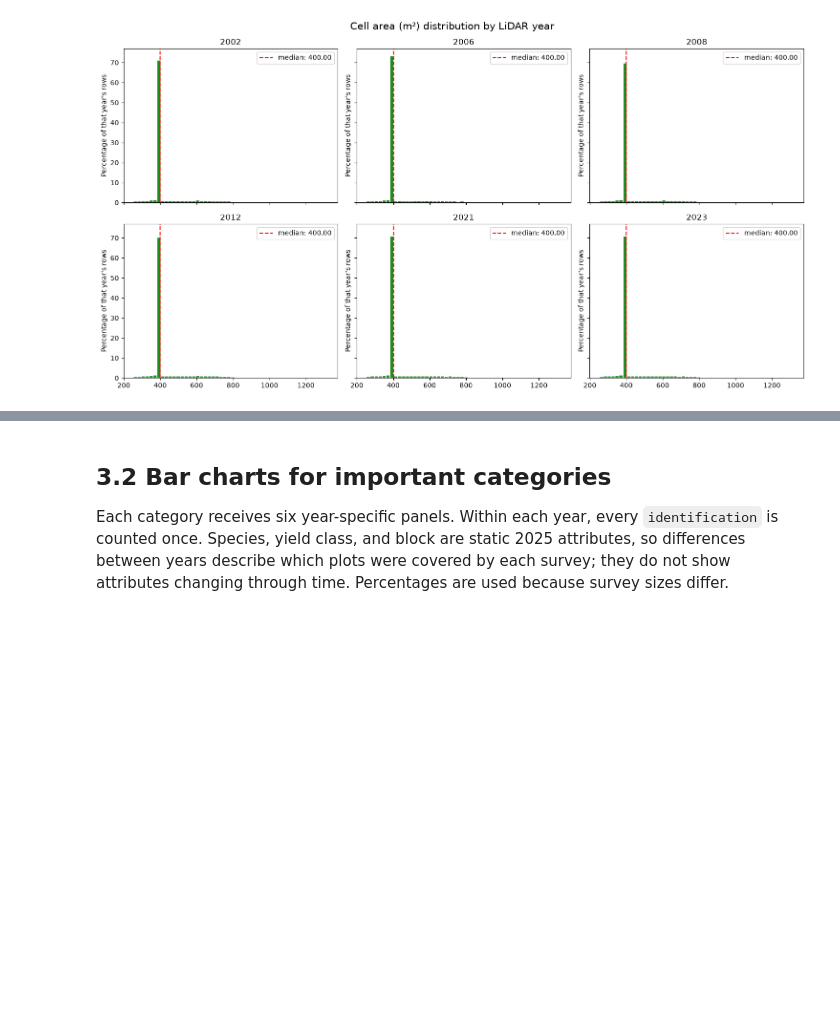
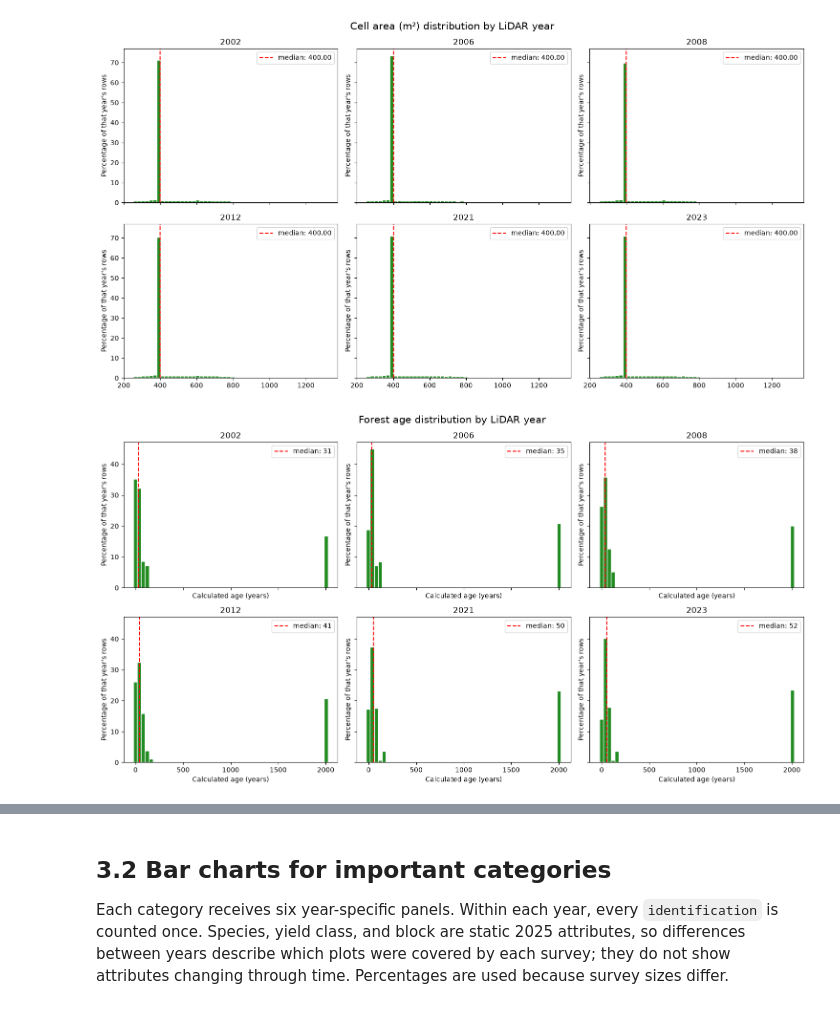
Before and after one commit to shreeyagorasia/forest_diss, a Jupyter notebook: data_exploration_gpkg/notebooks/lidar_years_data_understanding.ipynb, the cells around one changed output, grey strips where cells are left out. Cells and saved outputs as stored; diff of their text form; code cells hidden in the pictures; blank space fills up the shorter version.

```diff
--- a/data_exploration_gpkg/notebooks/lidar_years_data_understanding.ipynb
+++ b/data_exploration_gpkg/notebooks/lidar_years_data_understanding.ipynb
@@ -1491,3 +1491,33 @@ for variable, label in histogram_variables.items():
 [figure]
 [figure]
 [figure]
+# %%
+# Plot the full calculated Age distribution without removing any values.
+# Age equals LiDAR year minus planting year. Planting year zero therefore
+# creates very large ages equal to the survey year.
+fig, axes = plt.subplots(2, 3, figsize=(15, 8), sharex=True, sharey=True)
+all_ages = attribute_table["Age"].dropna()
+age_bins = np.linspace(all_ages.min(), all_ages.max(), 51)
+
+for (year, year_data), axis in zip(data_by_year.items(), axes.flat):
+    ages = year_data["Age"].dropna()
+
+    # Convert counts to percentages because survey years contain different
+    # numbers of rows. Every non-missing calculated age is included.
+    weights = np.ones(len(ages)) * 100 / len(ages)
+    axis.hist(ages, bins=age_bins, weights=weights,
+              color="forestgreen", edgecolor="white")
+    axis.axvline(ages.median(), color="red", linestyle="--",
+                 label=f"median: {ages.median():.0f}")
+    axis.set_title(str(year))
+    axis.set_xlabel("Calculated age (years)")
+    axis.set_ylabel("Percentage of that year's rows")
+    axis.legend()
+
+fig.suptitle("Forest age distribution by LiDAR year", fontsize=15)
+plt.tight_layout()
+fig.savefig(output_directory / "age_distribution_by_year.png",
+            dpi=300, bbox_inches="tight")
+plt.show()
+# %% [output]
+[figure, added]
```
Also changed, not shown: parts of 5 cells of this notebook, 2 other files.
